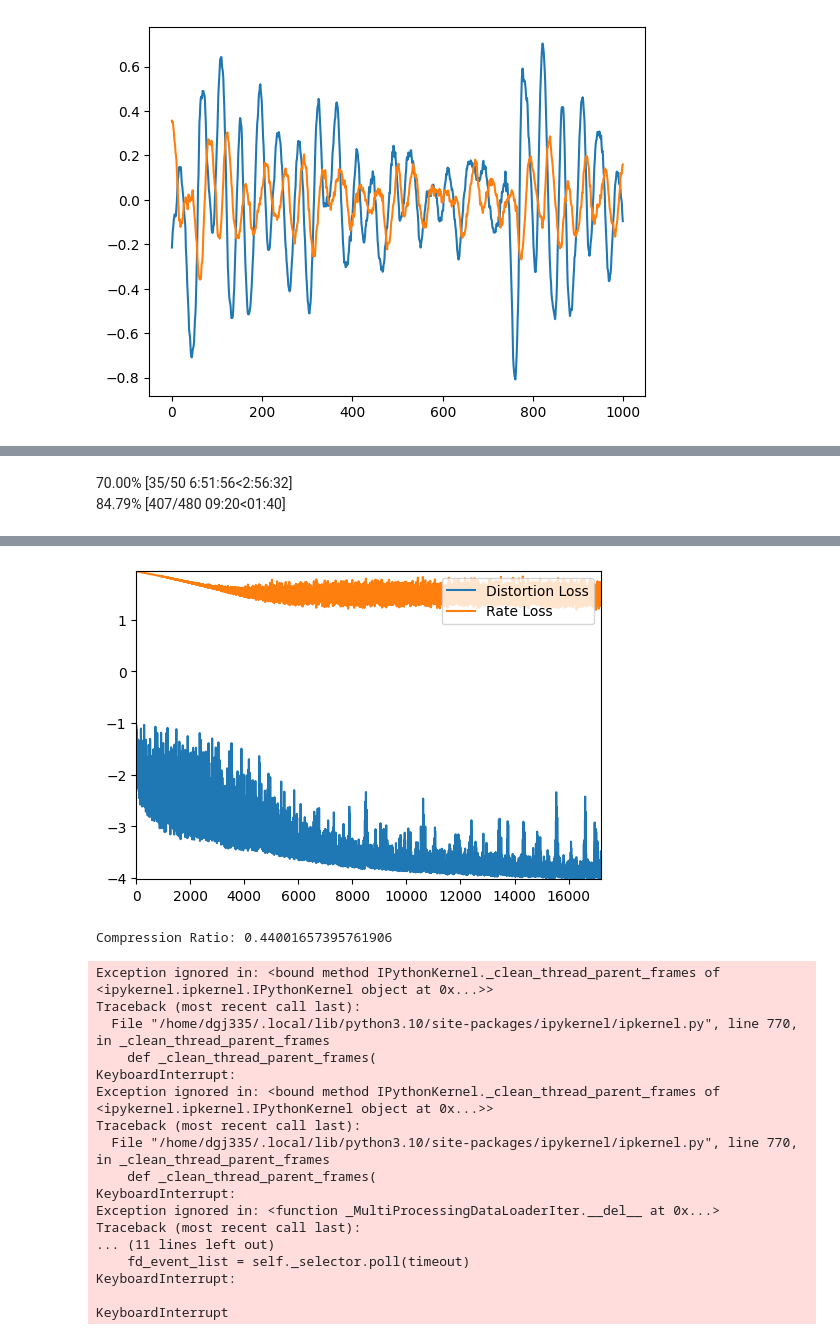
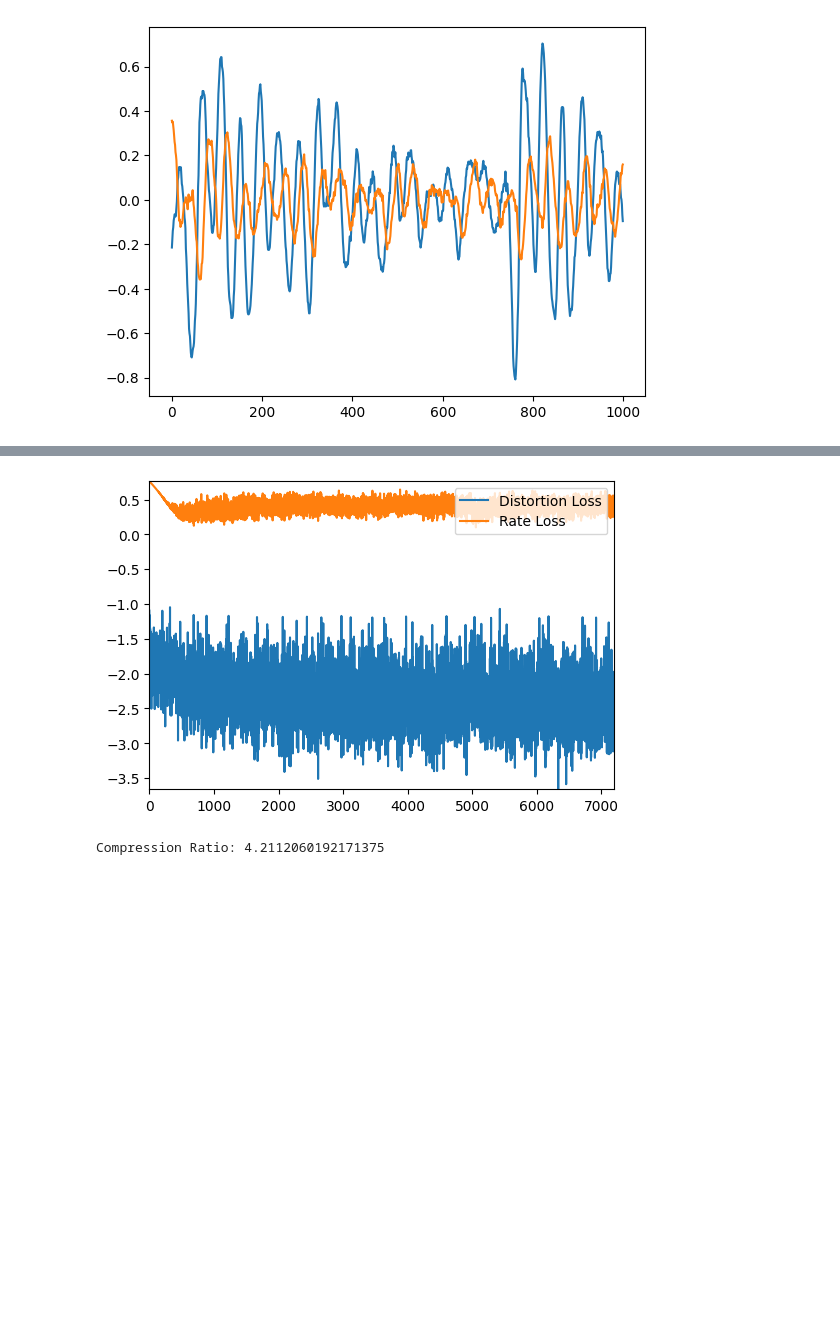
Before and after one commit to danjacobellis/PAC, a Jupyter notebook: audio_train.ipynb, the cells around one changed output, grey strips where cells are left out. Saved outputs shown, nothing was run; the diff lists cells and outputs as text; code cells hidden in the pictures; blank space fills up the shorter version.

```diff
--- a/audio_train.ipynb
+++ b/audio_train.ipynb
@@ -31,9 +40,9 @@ plt.plot(test_sample[0,0:1000,[0,6]])
 model = RateDistortionAutoEncoder().to("cuda")
 parameters = set(p for n, p in model.named_parameters() if not n.endswith(".quantiles"))
 aux_parameters = set(p for n, p in model.named_parameters() if n.endswith(".quantiles"))
-optimizer = optim.AdamW(parameters, lr=1e-4)
+optimizer = optim.AdamW(parameters, lr=1e-3)
 aux_optimizer = optim.AdamW(aux_parameters, lr=1e-3)
-λ = 1e-5
+λ = 1e-4
 # %%
 sum(p.numel() for p in model.encode.parameters())
 # %% [output]
@@ -41,5 +50,5 @@ sum(p.numel() for p in model.encode.parameters())
 # %%
-epochs = 50
+epochs = 20
 mb = master_bar(range(epochs))
 mb.names = ['Distortion Loss', 'Rate Loss']
 dist_losses, rate_losses = [], []
@@ -47,8 +56,8 @@ output_plot = Output()
 display(output_plot)
 model.train()
 
-desired_batch_size = 6
-actual_batch_size = 6
+desired_batch_size = 8
+actual_batch_size = 8
 accumulation_steps = desired_batch_size // actual_batch_size
 
 for i_epoch in mb:
@@ -110,5 +119,3 @@ for i_epoch in mb:
         }, f"checkpoint{i_epoch}.pth")
 # %% [output]
 [interactive output not drawn]
-70.00% [35/50 6:51:56<2:56:32]
-84.79% [407/480 09:20<01:40]
@@ -115,19 +123,2 @@ for i_epoch in mb:
-[figure, old version]
+[figure, new version]
-Compression Ratio: 0.44001657395761906
+Compression Ratio: 4.2112060192171375
-Exception ignored in: <bound method IPythonKernel._clean_thread_parent_frames of <ipykernel.ipkernel.IPythonKernel object at 0x...>>
-Traceback (most recent call last):
-  File "/home/dgj335/.local/lib/python3.10/site-packages/ipykernel/ipkernel.py", line 770, in _clean_thread_parent_frames
-    def _clean_thread_parent_frames(
-KeyboardInterrupt:
-Exception ignored in: <bound method IPythonKernel._clean_thread_parent_frames of <ipykernel.ipkernel.IPythonKernel object at 0x...>>
-Traceback (most recent call last):
-  File "/home/dgj335/.local/lib/python3.10/site-packages/ipykernel/ipkernel.py", line 770, in _clean_thread_parent_frames
-    def _clean_thread_parent_frames(
-KeyboardInterrupt:
-Exception ignored in: <function _MultiProcessingDataLoaderIter.__del__ at 0x...>
-Traceback (most recent call last):
-... (11 lines left out)
-    fd_event_list = self._selector.poll(timeout)
-KeyboardInterrupt:
-
-KeyboardInterrupt
```
Also changed, not shown: parts of 6 cells of this notebook.
